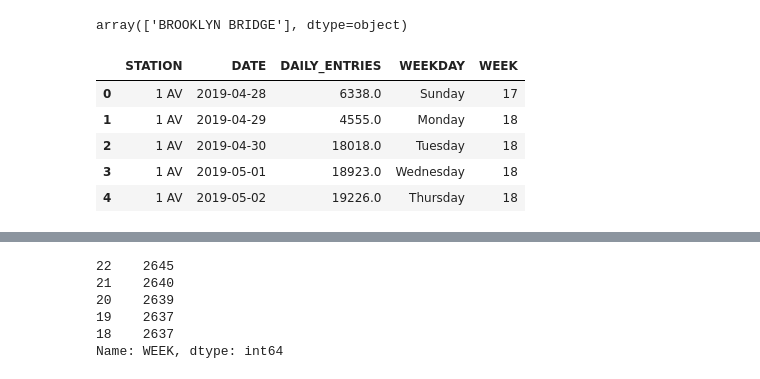
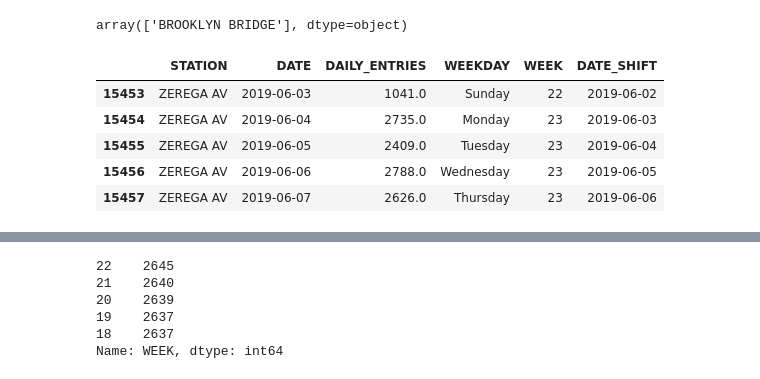
Before and after one commit to jlmartin100/Metis_Projects, a Jupyter notebook: Project_1/Project_1_ECM.ipynb, the cells around one changed output, grey strips where cells are left out. Saved outputs shown, nothing was run; the diff lists cells and outputs as text; code cells hidden in the pictures.

```diff
--- a/Project_1/Project_1_ECM.ipynb
+++ b/Project_1/Project_1_ECM.ipynb
@@ -286,14 +282,14 @@ weekday.STATION.unique()
 array(['BROOKLYN BRIDGE'], dtype=object)
 # %%
 #df_c6 = df_c6.drop(['PREV_ENTRIES', 'ENTRIES'], axis = 1)
-df_c6.head()
+df_c6.tail()
 # %% [output]
-|  | STATION | DATE | DAILY_ENTRIES | WEEKDAY | WEEK |
-| 0 | 1 AV | 2019-04-28 | 6338.0 | Sunday | 17 |
-| 1 | 1 AV | 2019-04-29 | 4555.0 | Monday | 18 |
-| 2 | 1 AV | 2019-04-30 | 18018.0 | Tuesday | 18 |
-| 3 | 1 AV | 2019-05-01 | 18923.0 | Wednesday | 18 |
-| 4 | 1 AV | 2019-05-02 | 19226.0 | Thursday | 18 |
+|  | STATION | DATE | DAILY_ENTRIES | WEEKDAY | WEEK | DATE_SHIFT |
+| 15453 | ZEREGA AV | 2019-06-03 | 1041.0 | Sunday | 22 | 2019-06-02 |
+| 15454 | ZEREGA AV | 2019-06-04 | 2735.0 | Monday | 23 | 2019-06-03 |
+| 15455 | ZEREGA AV | 2019-06-05 | 2409.0 | Tuesday | 23 | 2019-06-04 |
+| 15456 | ZEREGA AV | 2019-06-06 | 2788.0 | Wednesday | 23 | 2019-06-05 |
+| 15457 | ZEREGA AV | 2019-06-07 | 2626.0 | Thursday | 23 | 2019-06-06 |
 # %%
 df_c6['DATE_SHIFT'] = df_c6['DATE'] + pd.DateOffset(days=-1)
 df_c6['WEEKDAY'] = df_c6['DATE_SHIFT'].dt.day_name()
```
Also changed, not shown: parts of 16 cells of this notebook.
